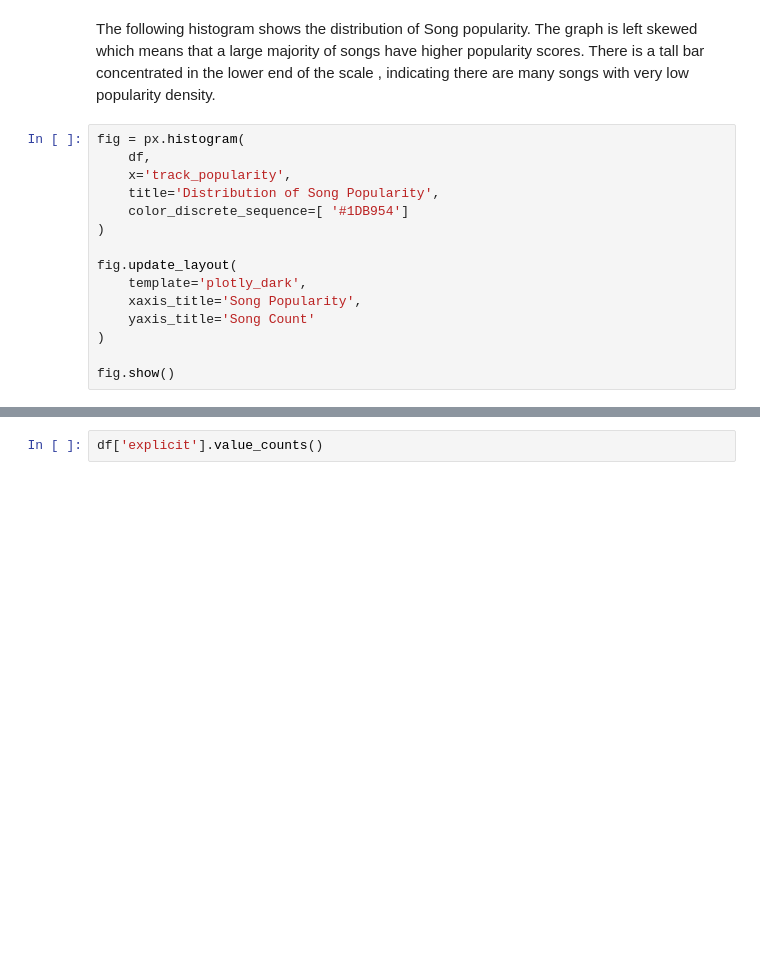
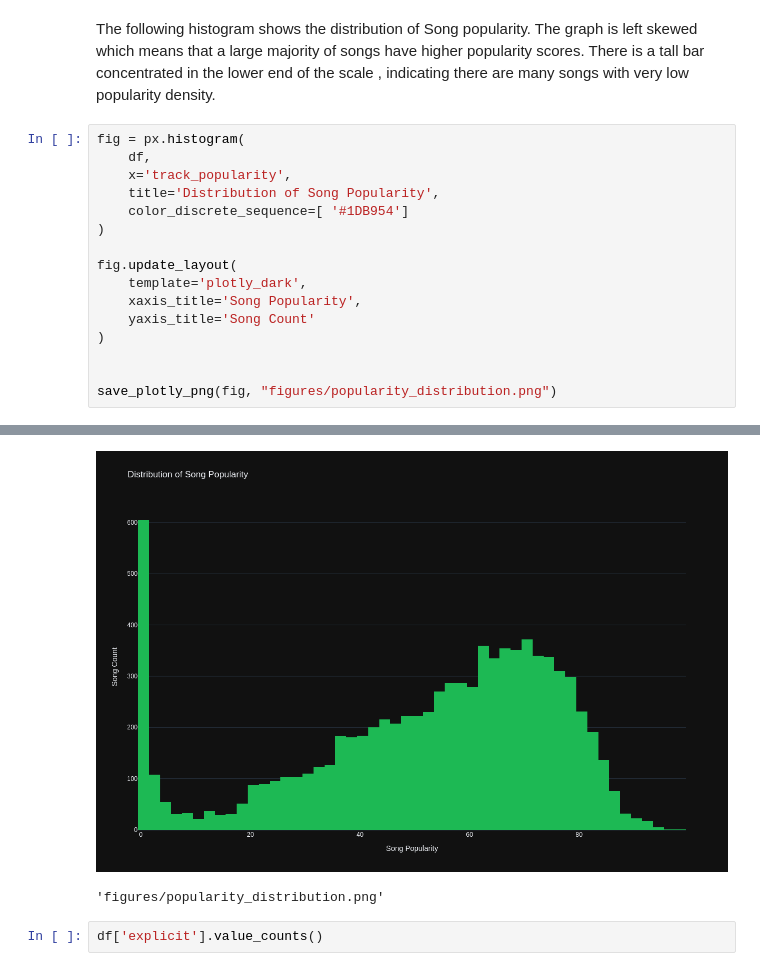
Before and after one commit to AdiAce4u/EDA_Projects, a Jupyter notebook: Spotify/Spotify_EDA.ipynb, the cells around one changed output, grey strips where cells are left out. Cells and saved outputs as stored; diff of their text form; blank space fills up the shorter version.

```diff
--- a/Spotify/Spotify_EDA.ipynb
+++ b/Spotify/Spotify_EDA.ipynb
@@ -118,5 +143,6 @@ fig.update_layout(
     yaxis_title='Song Count'
 )
 
-fig.show()
+
+save_plotly_png(fig, "figures/popularity_distribution.png")
 # %% [output]
@@ -124,3 +149,5 @@ fig.show()
+[figure, added]
+'figures/popularity_distribution.png'
 # %%
 df['explicit'].value_counts()
 # %% [output]
```
Also changed, not shown: parts of 22 cells of this notebook.
